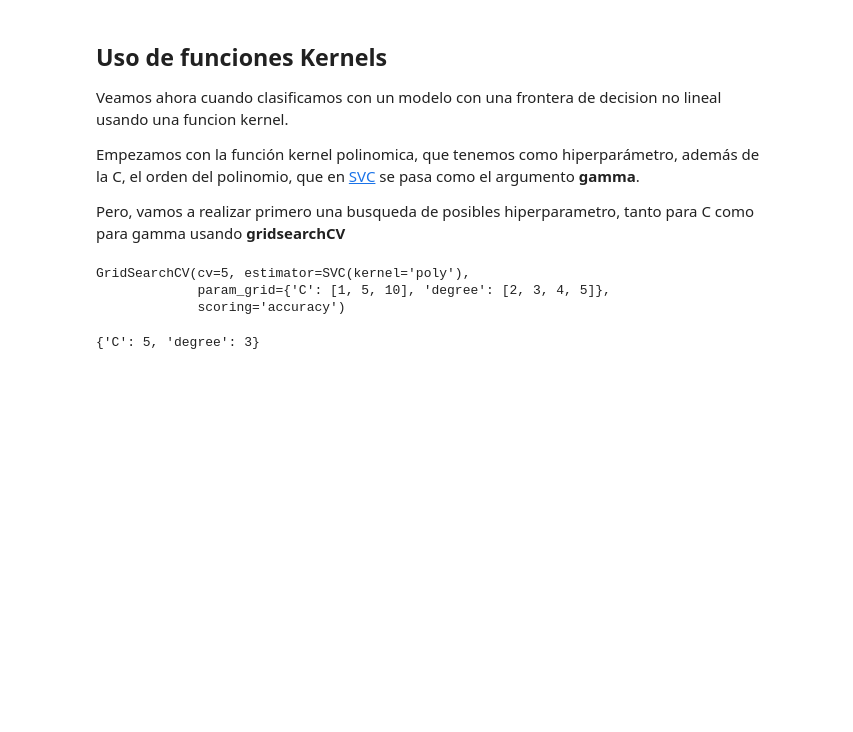
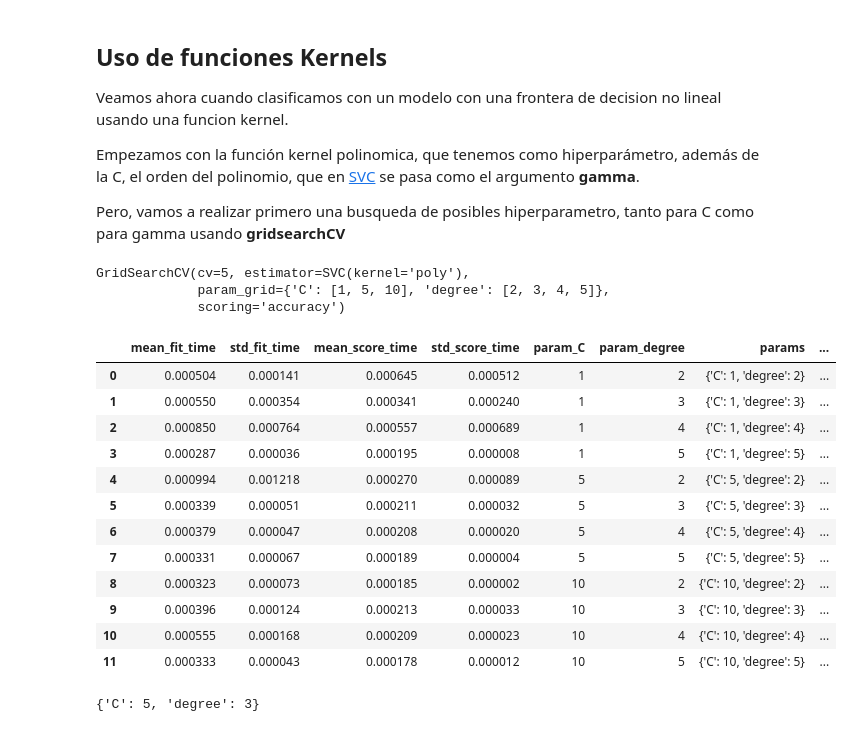
Before and after one commit to manoloacademia/aprMaqI_CEIA, a Jupyter notebook: clase5/jupyter_notebooks/svm.ipynb, the cells around one changed output. Drawn from its saved outputs; the diff is of its cells as text; code cells hidden in the pictures; blank space fills up the shorter version.

```diff
--- a/clase5/jupyter_notebooks/svm.ipynb
+++ b/clase5/jupyter_notebooks/svm.ipynb
@@ -227,6 +227,23 @@ grid.fit(X, y)
 GridSearchCV(cv=5, estimator=SVC(kernel='poly'),
              param_grid={'C': [1, 5, 10], 'degree': [2, 3, 4, 5]},
              scoring='accuracy')
+# %%
+# Vemos todos los datos de la busqueda como Dataframe que nos facilita la visualizacion
+pd.DataFrame(grid.cv_results_)
+# %% [output]
+|  | mean_fit_time | std_fit_time | mean_score_time | std_score_time | param_C | param_degree | params | ... |
+| 0 | 0.000504 | 0.000141 | 0.000645 | 0.000512 | 1 | 2 | {'C': 1, 'degree': 2} | ... |
+| 1 | 0.000550 | 0.000354 | 0.000341 | 0.000240 | 1 | 3 | {'C': 1, 'degree': 3} | ... |
+| 2 | 0.000850 | 0.000764 | 0.000557 | 0.000689 | 1 | 4 | {'C': 1, 'degree': 4} | ... |
+| 3 | 0.000287 | 0.000036 | 0.000195 | 0.000008 | 1 | 5 | {'C': 1, 'degree': 5} | ... |
+| 4 | 0.000994 | 0.001218 | 0.000270 | 0.000089 | 5 | 2 | {'C': 5, 'degree': 2} | ... |
+| 5 | 0.000339 | 0.000051 | 0.000211 | 0.000032 | 5 | 3 | {'C': 5, 'degree': 3} | ... |
+| 6 | 0.000379 | 0.000047 | 0.000208 | 0.000020 | 5 | 4 | {'C': 5, 'degree': 4} | ... |
+| 7 | 0.000331 | 0.000067 | 0.000189 | 0.000004 | 5 | 5 | {'C': 5, 'degree': 5} | ... |
+| 8 | 0.000323 | 0.000073 | 0.000185 | 0.000002 | 10 | 2 | {'C': 10, 'degree': 2} | ... |
+| 9 | 0.000396 | 0.000124 | 0.000213 | 0.000033 | 10 | 3 | {'C': 10, 'degree': 3} | ... |
+| 10 | 0.000555 | 0.000168 | 0.000209 | 0.000023 | 10 | 4 | {'C': 10, 'degree': 4} | ... |
+| 11 | 0.000333 | 0.000043 | 0.000178 | 0.000012 | 10 | 5 | {'C': 10, 'degree': 5} | ... |
 # %%
 grid.best_params_
 # %% [output]
```
Also changed, not shown: parts of 6 cells of this notebook, 4 other files.
